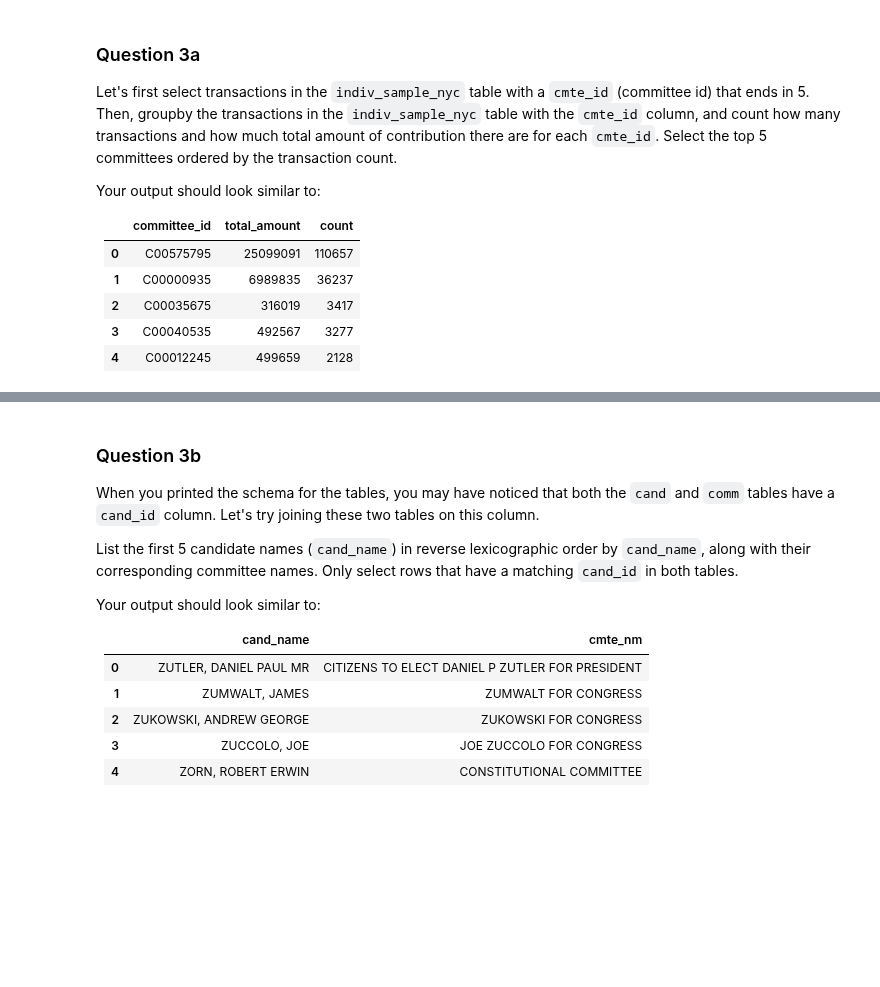
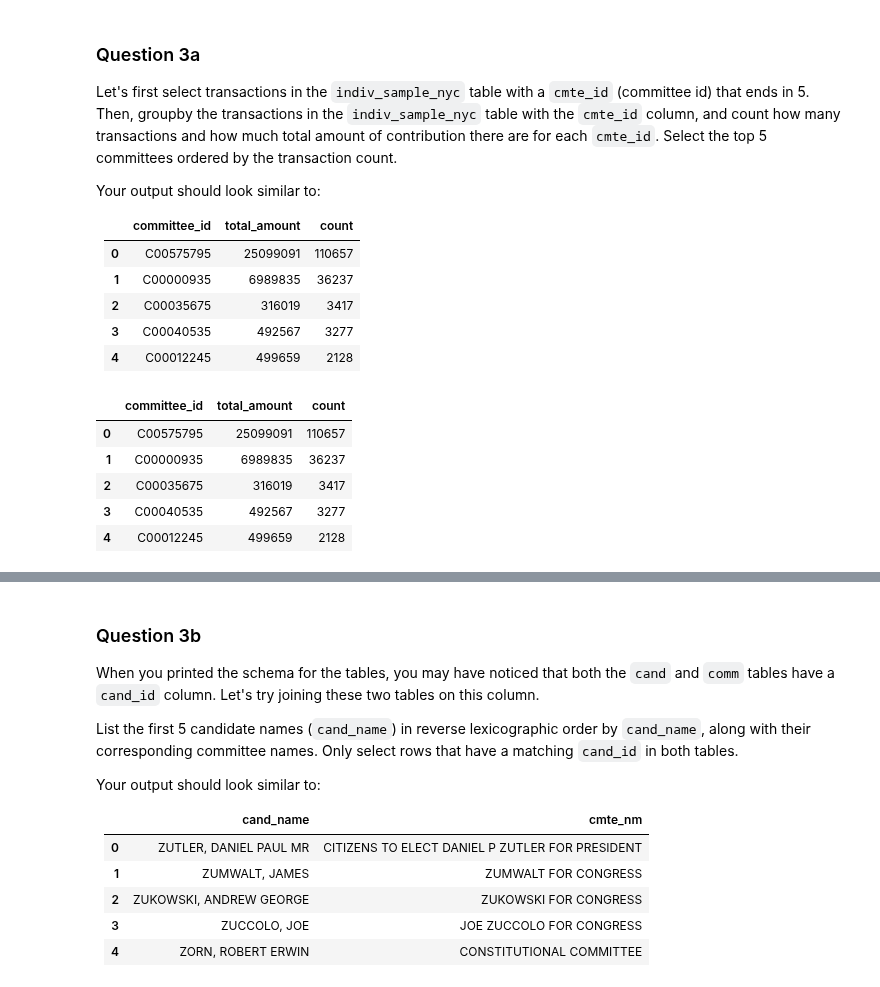
Before and after one commit to zhugeyicixin/DataSci200, a Jupyter notebook: labs/lab05/lab05.ipynb, the cells around one changed output, grey strips where cells are left out. Drawn from its saved outputs; the diff is of its cells as text; code cells hidden in the pictures; blank space fills up the shorter version.

```diff
--- a/labs/lab05/lab05.ipynb
+++ b/labs/lab05/lab05.ipynb
@@ -424,19 +549,26 @@ name: q3a
 # %%
 query_q3a='''
 SELECT
-    ... AS committee_id,
-    ... AS total_amount,
-    ... AS count
+    cmte_id AS committee_id,
+    SUM(transaction_amt) AS total_amount,
+    COUNT(cmte_id) AS count
 FROM indiv_sample_nyc
-...
-...
-...
-...
+WHERE cmte_id LIKE '%5'
+GROUP BY committee_id
+ORDER BY count DESC
+LIMIT 5;
 '''
 
 ...
 
 res_q3a = pd.read_sql(query_q3a, engine)
 res_q3a
+# %% [output]
+|  | committee_id | total_amount | count |
+| 0 | C00575795 | 25099091 | 110657 |
+| 1 | C00000935 | 6989835 | 36237 |
+| 2 | C00035675 | 316019 | 3417 |
+| 3 | C00040535 | 492567 | 3277 |
+| 4 | C00012245 | 499659 | 2128 |
 # %%
 ok.grade("q3a");
```
Also changed, not shown: parts of 26 cells of this notebook.
